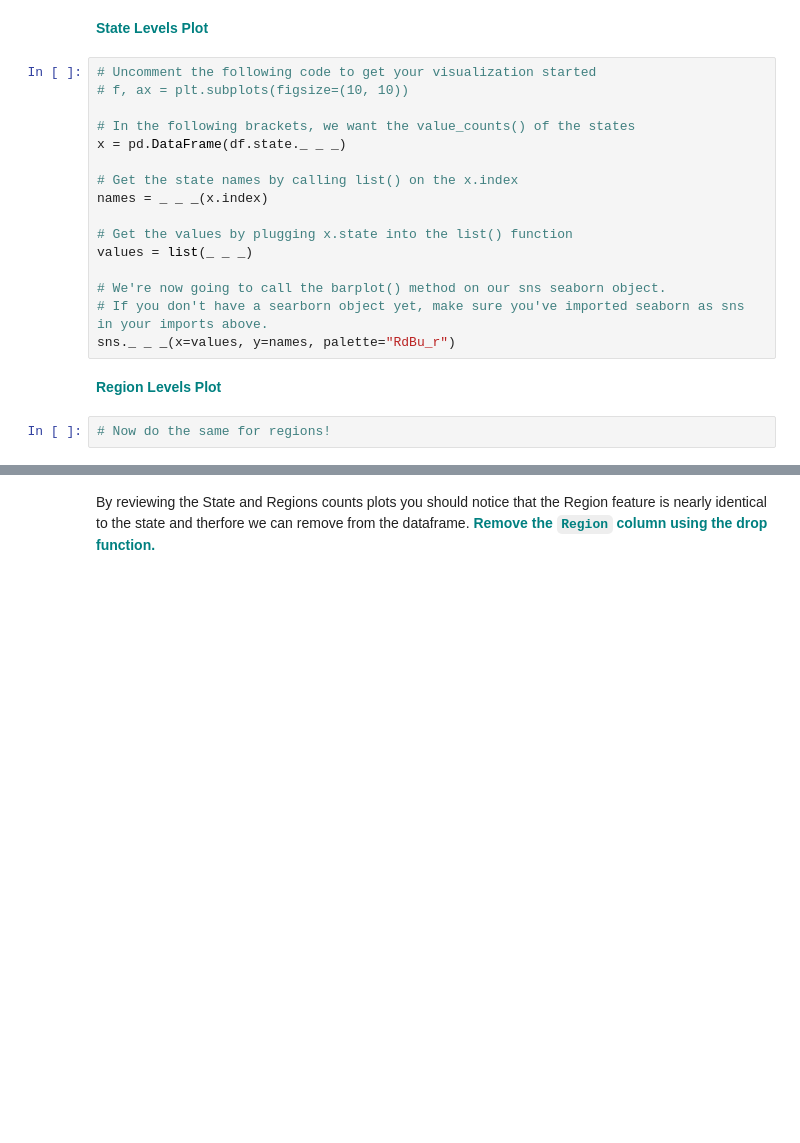
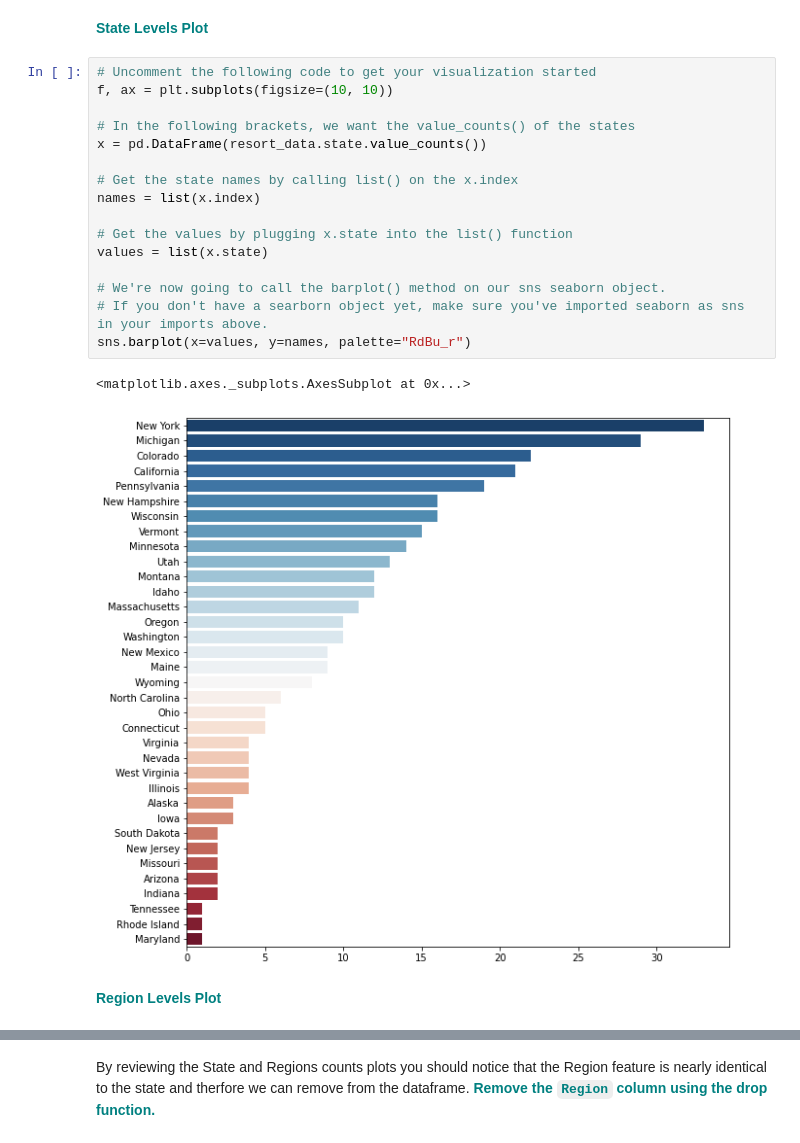
Before and after one commit to jolfr/capstone-01, a Jupyter notebook: notebooks/Notebook_stepthree.ipynb, the cells around one changed output, grey strips where cells are left out. Drawn from its saved outputs; the diff is of its cells as text; blank space fills up the shorter version.

Commit message:
data boxplots created

```diff
--- a/notebooks/Notebook_stepthree.ipynb
+++ b/notebooks/Notebook_stepthree.ipynb
@@ -122,21 +122,22 @@ Look for similarities in the features that may indicate that they are duplicates
 **<font color='teal'>State Levels Plot</font>**
 # %%
 # Uncomment the following code to get your visualization started
-# f, ax = plt.subplots(figsize=(10, 10))
+f, ax = plt.subplots(figsize=(10, 10))
 
 # In the following brackets, we want the value_counts() of the states
-x = pd.DataFrame(df.state._ _ _)
+x = pd.DataFrame(resort_data.state.value_counts())
 
 # Get the state names by calling list() on the x.index
-names = _ _ _(x.index)
+names = list(x.index)
 
 # Get the values by plugging x.state into the list() function
-values = list(_ _ _)
+values = list(x.state)
 
 # We're now going to call the barplot() method on our sns seaborn object.
 # If you don't have a searborn object yet, make sure you've imported seaborn as sns in your imports above.
-sns._ _ _(x=values, y=names, palette="RdBu_r")
+sns.barplot(x=values, y=names, palette="RdBu_r")
+# %% [output]
+<matplotlib.axes._subplots.AxesSubplot at 0x...>
+[figure, added]
 # %% [markdown]
 **<font color='teal'>Region Levels Plot</font>**
-# %%
-# Now do the same for regions!
```
Also changed, not shown: parts of 16 cells of this notebook, 1 other file.
